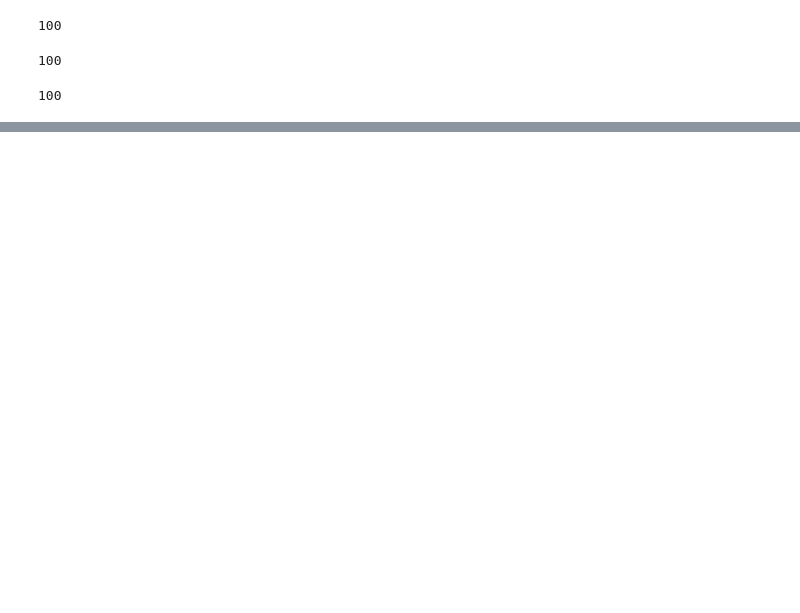
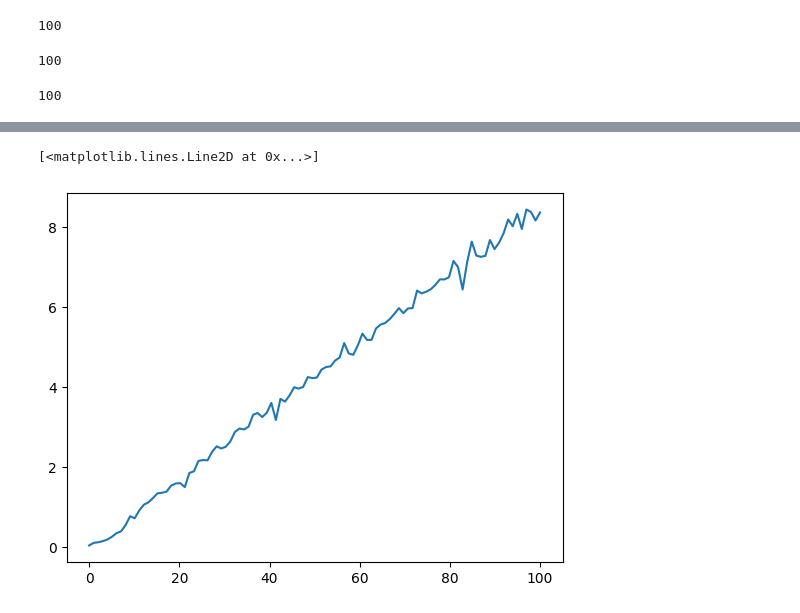
Before and after one commit to vallereichi/DoubleSlit, a Jupyter notebook: RK4step/time.ipynb, the cells around one changed output, grey strips where cells are left out. Cells and saved outputs as stored; diff of their text form; code cells hidden in the pictures; blank space fills up the shorter version.

```diff
--- a/RK4step/time.ipynb
+++ b/RK4step/time.ipynb
@@ -43,0 +44,5 @@ plt.show()
+# %%
+plt.plot(x, cuda)
+# %% [output]
+[<matplotlib.lines.Line2D at 0x...>]
+[figure, added]
```
Also changed, not shown: parts of 3 cells of this notebook, 1 other file.
